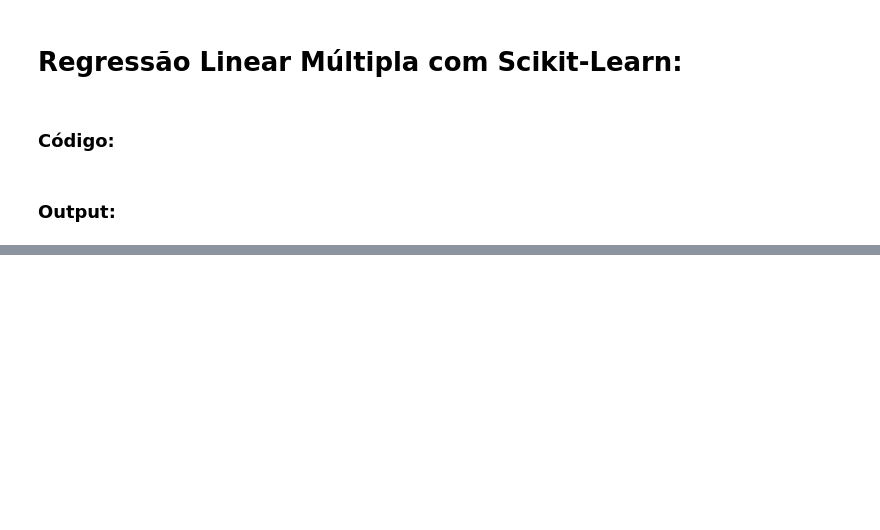
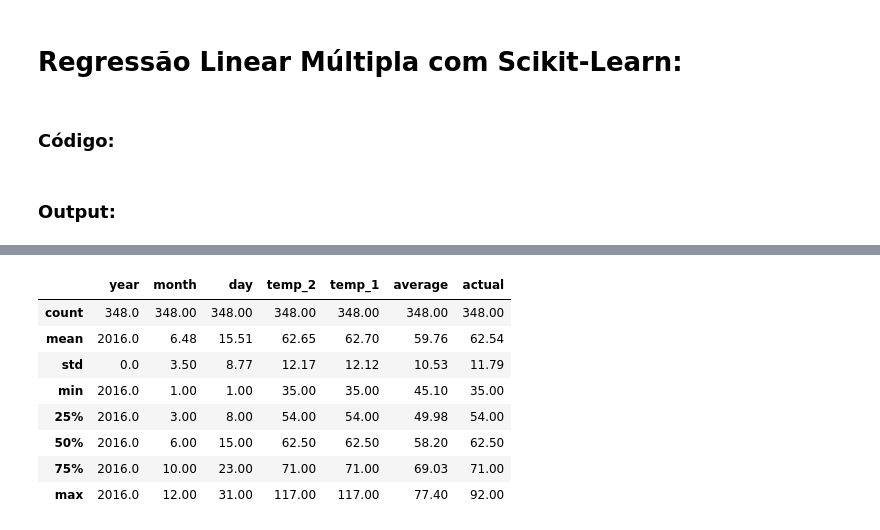
Before and after one commit to SamuelBarbosaDev/DataExpert, a Jupyter notebook: core/core/slots/7/main.ipynb, the cells around one changed output, grey strips where cells are left out. Drawn from its saved outputs; the diff is of its cells as text; code cells hidden in the pictures; blank space fills up the shorter version.

Commit message:
Finalizando o módulo de Otimização de Modelo e Hiperparâmetros

```diff
--- a/core/core/slots/7/main.ipynb
+++ b/core/core/slots/7/main.ipynb
@@ -1332,0 +1645,2 @@ import matplotlib.pyplot as plt
+# %%
+df_temps_dummy = regressão_não_linear.dummy(dataframe=df_temps)
@@ -1332,0 +1654,11 @@ import matplotlib.pyplot as plt
+# %%
+colunas = [
+    'year', 'month', 'day', 'temp_2', 'temp_1', 'average',
+    'week_Fri', 'week_Mon', 'week_Sat', 'week_Sun', 'week_Thurs',
+    'week_Tues', 'week_Wed'
+]
+regressão_não_linear.treinamento_np(
+    dataframe=df_temps_dummy,
+    x=colunas,
+    y=['actual'],
+)
@@ -1332,0 +1737,6 @@ import matplotlib.pyplot as plt
+# %%
+treinamento, y_pred, y_test = regressão_não_linear.treinamento_grb(
+    dataframe=df_temps_dummy,
+    x=colunas,
+    y=['actual'],
+)
@@ -1332,0 +1892,12 @@ import matplotlib.pyplot as plt
+# %%
+otimização_de_modelo_e_hiperparâmetros.descrição(dataframe=df_temps)
+# %% [output]
+|  | year | month | day | temp_2 | temp_1 | average | actual |
+| count | 348.0 | 348.00 | 348.00 | 348.00 | 348.00 | 348.00 | 348.00 |
+| mean | 2016.0 | 6.48 | 15.51 | 62.65 | 62.70 | 59.76 | 62.54 |
+| std | 0.0 | 3.50 | 8.77 | 12.17 | 12.12 | 10.53 | 11.79 |
+| min | 2016.0 | 1.00 | 1.00 | 35.00 | 35.00 | 45.10 | 35.00 |
+| 25% | 2016.0 | 3.00 | 8.00 | 54.00 | 54.00 | 49.98 | 54.00 |
+| 50% | 2016.0 | 6.00 | 15.00 | 62.50 | 62.50 | 58.20 | 62.50 |
+| 75% | 2016.0 | 10.00 | 23.00 | 71.00 | 71.00 | 69.03 | 71.00 |
+| max | 2016.0 | 12.00 | 31.00 | 117.00 | 117.00 | 77.40 | 92.00 |
```
Also changed, not shown: parts of 65 cells of this notebook, 3 other files.
